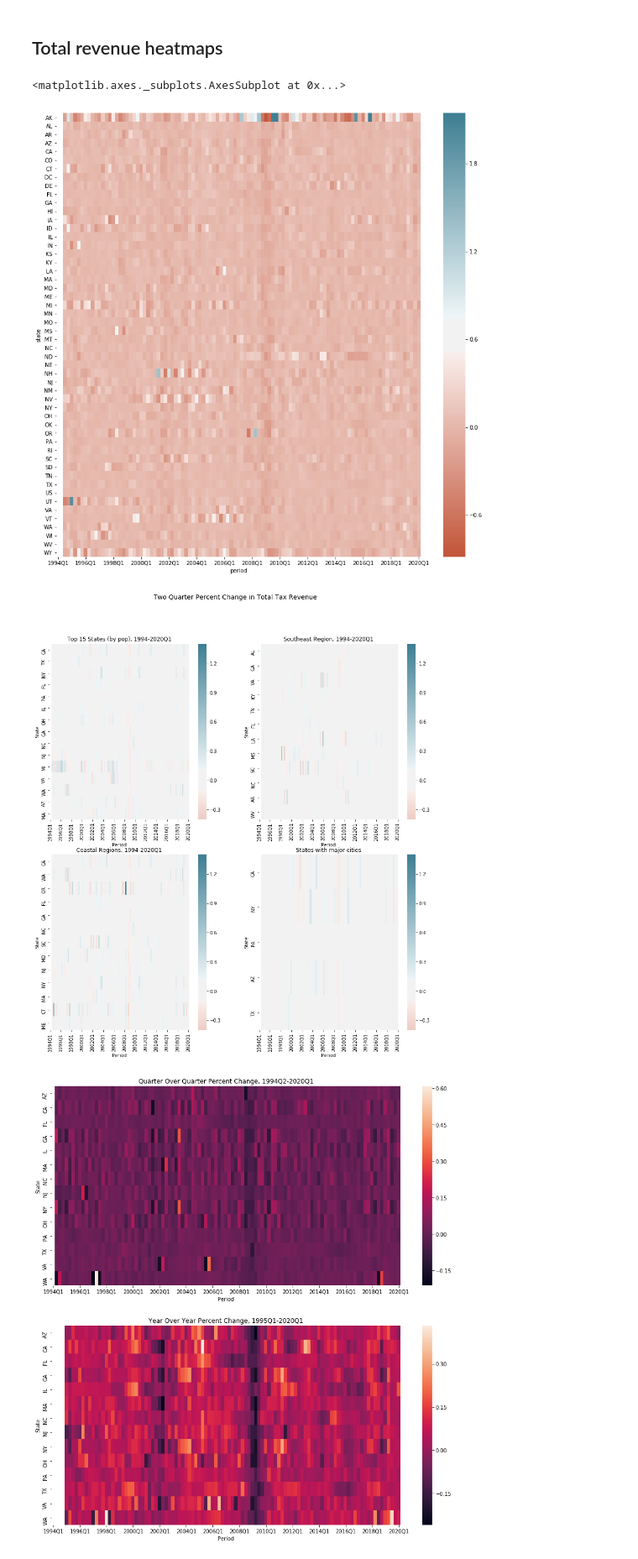
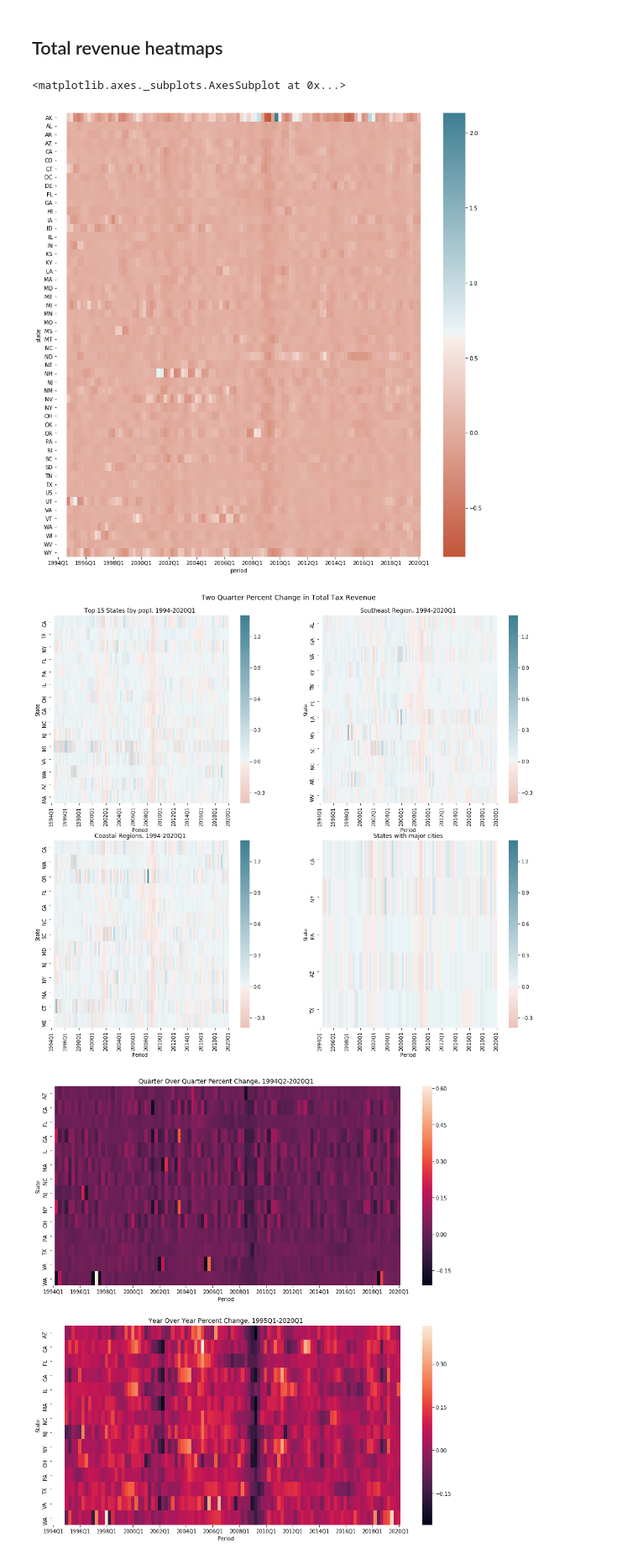
Before and after one commit to rcstein/qtax, a Jupyter notebook: QTax Data Analysis.ipynb, the cells around one changed output. Shown: that part at 84% size. Drawn from its saved outputs; the diff is of its cells as text; code cells hidden in the pictures.

Commit message:
Fixing growth rate and updating charts

```diff
--- a/QTax Data Analysis.ipynb
+++ b/QTax Data Analysis.ipynb
@@ -167,6 +167,6 @@ for state in qtax_full.state.unique():
         temp = qtax_full[qtax_full['state'] == state]
         temp = temp[temp['category'] == cat]
         temp['2q_ma'] = temp['adjusted'].rolling(window = 2).mean()
-        temp['2q_gr'] = temp['adjusted'].pct_change(periods = 2)
+        temp['2q_gr'] = temp['2q_ma'].pct_change(periods = 2)
         qtax_aug = qtax_aug.append(temp)
 qtax_aug.set_index('category',inplace = True)
@@ -187,53 +174,54 @@ top_15_total_val.index = top_15_total_val.index.to_period(freq = "Q")
 ## Total revenue heatmaps
 # %%
 # 2Q growth rate
-cmap = sns.diverging_palette(20, 220, sep=20, as_cmap=True)
+cmap = sns.diverging_palette(20, 220, sep=1, as_cmap=True)
 data = qtax_aug.loc["Total"].pivot("period","state","2q_gr")
 data.index = data.index.to_period(freq = "Q")
 fig,ax = plt.subplots(figsize=(15,15))
 sns.heatmap(data.transpose(),ax = ax, cmap = cmap, xticklabels = 8)
 # %% [output]
 <matplotlib.axes._subplots.AxesSubplot at 0x...>
-[figure, old version]
+[figure, new version]
 # %%
 # 2q growth rate for most populous states and selected regions
-fig, axs = plt.subplots(2,2, figsize=(15,15))
+fig, axs = plt.subplots(2,2, figsize=(18,15))
 min_ = -.4
 max_ = 1.4
 center = 0
 ul = axs[0,0]
 ur = axs[0,1]
 ll = axs[1,0]
 lr = axs[1,1]
 
 # 15 most populous
 sns.heatmap(data[top_15].transpose(),ax = ul,cmap = cmap,xticklabels = 8, vmin = min_, vmax = max_, center = center)
 ul.set_ylabel("State")
 ul.set_xlabel("Period")
 ul.set_title("Top 15 States (by pop), 1994-2020Q1")
 plt.subplots_adjust(bottom=.1)
 
 # Southeast
 sns.heatmap(data[south_east].transpose(),ax = ur,cmap = cmap,xticklabels = 8,vmin = min_, vmax = max_, center = center)
 ur.set_ylabel("State")
 ur.set_xlabel("Period")
 ur.set_title("Southeast Region, 1994-2020Q1")
 
 # Coasts
 sns.heatmap(data[coast].transpose(),ax = ll,cmap = cmap, xticklabels = 8,vmin = min_, vmax = max_, center = center)
 ll.set_ylabel("State")
 ll.set_xlabel("Period")
 ll.set_title("Coastal Regions, 1994-2020Q1")
 
 # States with major cities
-sns.heatmap(data[has_major_city].transpose(),ax = lr,cmap = cmap, xticklabels = 8,vmin = min_, vmax = max_, center = center)
+sns.heatmap(data[has_major_city].transpose(),ax = lr,cmap = cmap, xticklabels = 8,vmin = min_, vmax = max_, center = center
+    )
 lr.set_ylabel("State")
 lr.set_xlabel("Period")
 lr.set_title("States with major cities")
-fig.suptitle("Two Quarter Percent Change in Total Tax Revenue",fontsize=14)
+fig.suptitle("Two Quarter Percent Change in Total Tax Revenue",fontsize=14,y = .92)
 plt.show()
 # %% [output]
-[figure, old version]
+[figure, new version]
 # %%
 # Graph quarterly and yearly percent change
 top_15_total_qchange = top_15_total.pivot("time", "state", "q_pct_change")
```
Also changed, not shown: parts of 5 cells of this notebook.
